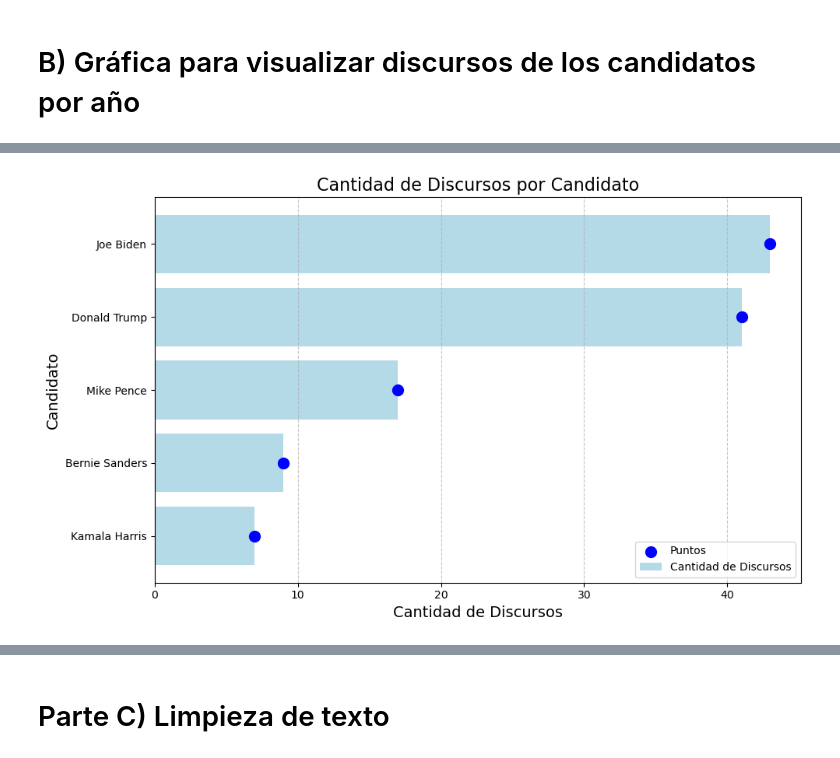
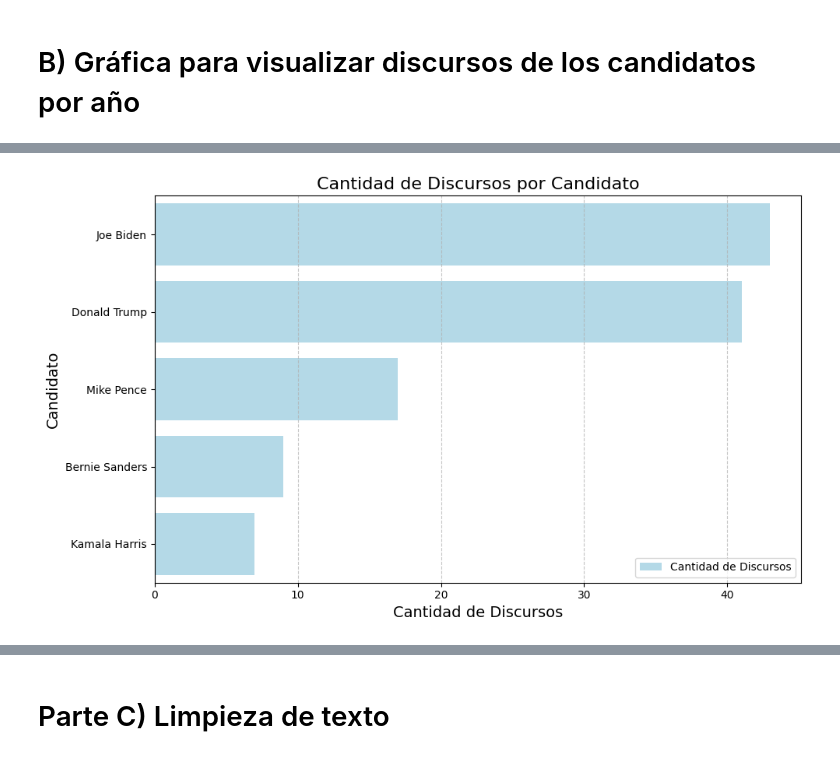
Before and after one commit to campon/intro-cd, a Jupyter notebook: Tarea_1/tarea1_campon_loprete.ipynb, the cells around one changed output, grey strips where cells are left out. Cells and saved outputs as stored; diff of their text form; code cells hidden in the pictures.

```diff
--- a/Tarea_1/tarea1_campon_loprete.ipynb
+++ b/Tarea_1/tarea1_campon_loprete.ipynb
@@ -16,5 +22,7 @@ import nltk
 ## Parte 1: Cargado y Limpieza de datos
 # %%
 df_speeches = pd.read_csv('../data/us_2020_election_speeches.csv')
+df_speeches["date"] = pd.to_datetime(df_speeches["date"])
+
 df_speeches
 # %% [output]
@@ -138,48 +148,45 @@ top_speeches = speeches[speeches["speaker"].isin(top5_speakers)]
 # B) Gráfica para visualizar discursos de los candidatos por año
 # %%
 def clean_text(df, column_name):
-    # Eliminar primeras palabras hasta el primer "\n"
+    # eliminamos primeras palabras hasta el primer "\n"
     result = df[column_name].str.replace(r"^[^\n]*\n", "", regex=True)
 
-    # Convertir todo a minúsculas
+    # convertir a minusculas
     result = result.str.lower()
 
-    # Eliminar signos de puntuación y caracteres no deseados
+    # eliminar caracteres especiales
     for punc in ["[", "]", "\n", ",", ":", "?", ".", "!", ";", "\"", "\'"]:
         result = result.str.replace(punc, " ", regex=False)
 
-    # Eliminar espacios extra
+    # eliminar espacios extras
     result = result.str.replace(r"\s+", " ", regex=True).str.strip()
 
     return result
 
-# Crear la columna CleanText
+# creamos columna clentext
 top_speeches["CleanText"] = clean_text(top_speeches, "text")
 
-
-# Asegurarse de que la columna 'date' esté en formato datetime
-top_speeches["date"] = pd.to_datetime(top_speeches["date"], errors="coerce")
-
-# Verificar si hay valores nulos después de la conversión
+# verificar si hay valores nulos después de la conversión
 if top_speeches["date"].isnull().any():
     print("Advertencia: Hay valores nulos en la columna 'date' después de la conversión.")
 
-# Agrupar por mes para reducir la cantidad de puntos en el eje X
+# agrupamos por mes y por candidato
 top_speeches["month"] = top_speeches["date"].dt.to_period("M")
 top_speeches_grouped = top_speeches.groupby(["month", "speaker"]).size().reset_index(name="count")
 
 # Convertir el período a una fecha para el gráfico
 top_speeches_grouped["month"] = top_speeches_grouped["month"].dt.to_timestamp()
 
-# Crear la visualización
+custom_palette = sns.color_palette("tab10")
+
 plt.figure(figsize=(14, 8))
-sns.lineplot(data=top_speeches_grouped, x="month", y="count", hue="speaker", marker="o")
+sns.lineplot(data=top_speeches_grouped, x="month", y="count", hue="speaker", marker="o", palette=custom_palette, linewidth=2.5)
 plt.title("Cantidad de Discursos por Candidato a lo Largo del Tiempo", fontsize=16)
 plt.xlabel("Fecha", fontsize=14)
 plt.ylabel("Cantidad de Discursos", fontsize=14)
 plt.legend(title="Candidato", fontsize=12)
-plt.xticks(rotation=45, fontsize=12)
-plt.yticks(fontsize=12)
+plt.xticks(rotation=0, fontsize=12)
+plt.yticks(range(0, np.max(top_speeches_grouped["count"]) + 1, 1), fontsize=12)
 plt.grid(axis="y", linestyle="--", alpha=0.7)
 plt.tight_layout()
 plt.show()
@@ -203,25 +205,23 @@ See the caveats in the documentation: https://pandas.pydata.org/pandas-docs/stab
 # %%
-# Agrupar los datos por candidato y contar la cantidad de discursos
+# creamos grafico complementario para visualizar discursos por candidato
+# agrupamos por candidato
 lollipop_data = top_speeches.groupby("speaker").size().reset_index(name="count")
 
-# Ordenar los datos por la cantidad de discursos
+# reordenamos
 lollipop_data = lollipop_data.sort_values(by="count", ascending=False)
 
-# Crear el gráfico de lollipop
 plt.figure(figsize=(10, 6))
 sns.barplot(data=lollipop_data, x="count", y="speaker", color="skyblue", alpha=0.7, label="Cantidad de Discursos")
-plt.scatter(lollipop_data["count"], lollipop_data["speaker"], color="blue", s=100, label="Puntos")
 
-# Personalizar el gráfico
 plt.title("Cantidad de Discursos por Candidato", fontsize=16)
 plt.xlabel("Cantidad de Discursos", fontsize=14)
 plt.ylabel("Candidato", fontsize=14)
 plt.grid(axis="x", linestyle="--", alpha=0.7)
 plt.legend()
 plt.tight_layout()
 plt.show()
 # %% [output]
-[figure, old version]
+[figure, new version]
 # %%
 
 
```
Also changed, not shown: parts of 13 cells of this notebook.
